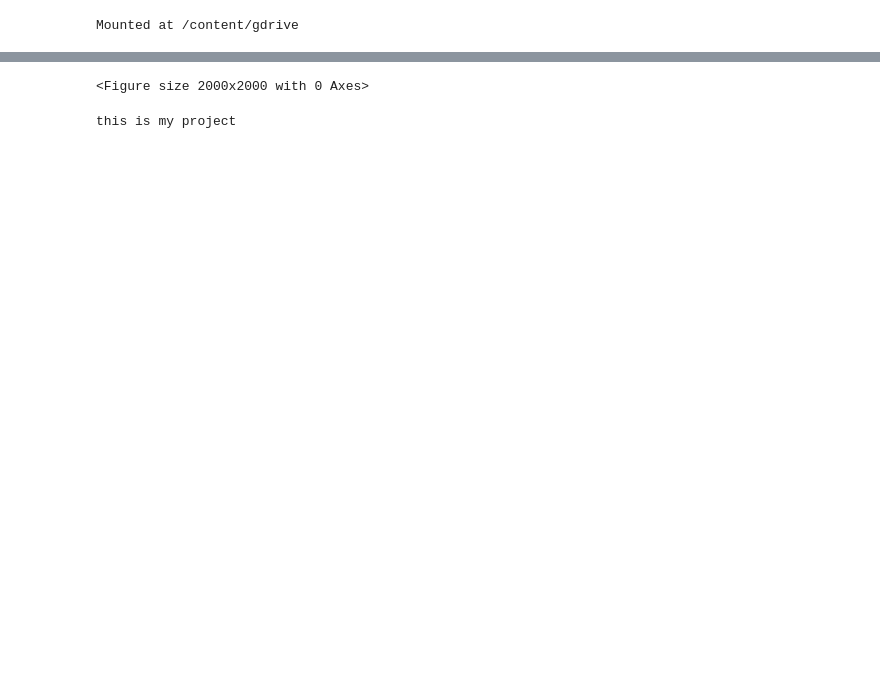
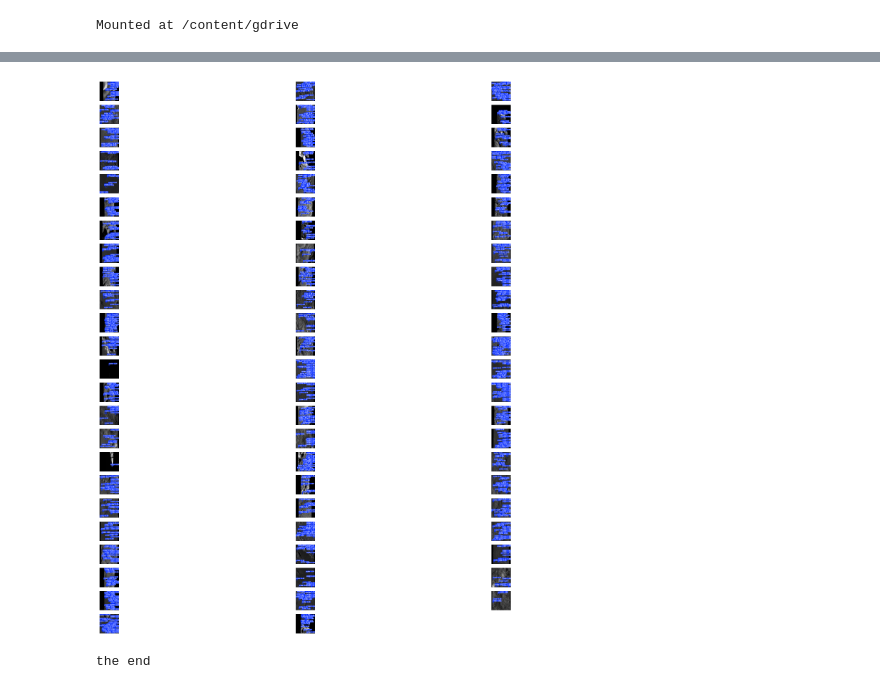
Before and after one commit to elitepro817/colab, a Jupyter notebook: Crater_detection_yolov5(Krishna).ipynb, the cells around one changed output, grey strips where cells are left out. Cells and saved outputs as stored; diff of their text form; code cells hidden in the pictures; blank space fills up the shorter version.

Commit message:
1.crater_detection

```diff
--- a/Crater_detection_yolov5(Krishna).ipynb
+++ b/Crater_detection_yolov5(Krishna).ipynb
@@ -167,32 +109,32 @@ FileNotFoundError: [Errno 2] No such file or directory: 'runs/train/exp/weights/
 # %%
 
 import matplotlib.pyplot as plt
 import cv2
 import glob
 
 # Path to the directory where the results are saved
-results_path = 'runs/detect/exp'
+results_path = 'runs/detect/result_crater/exp7'
 
 # Get the list of result images
-result_images = glob.glob(os.path.join(results_path, '*.jpg'))
+result_images = glob.glob(os.path.join(results_path, '*.png'))
 
 # Function to display images
 def display_images(images, cols=3, figsize=(15, 15)):
     rows = len(images) // cols + 1
     plt.figure(figsize=figsize)
     for i, img_path in enumerate(images):
         img = cv2.imread(img_path)
         img = cv2.cvtColor(img, cv2.COLOR_BGR2RGB)
         plt.subplot(rows, cols, i+1)
         plt.imshow(img)
         plt.axis('off')
     plt.show()
 
 # Display the result images
 display_images(result_images, cols=3, figsize=(20,20))
 # %% [output]
-<Figure size 2000x2000 with 0 Axes>
+[figure, added]
-# %%
-print('this is my project')
-# %% [output]
-this is my project
+# %%
+print('the end')
+# %% [output]
+the end
```
Also changed, not shown: parts of 6 cells of this notebook.
